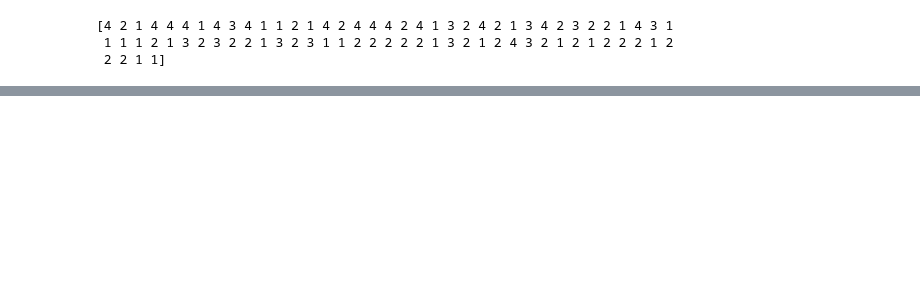
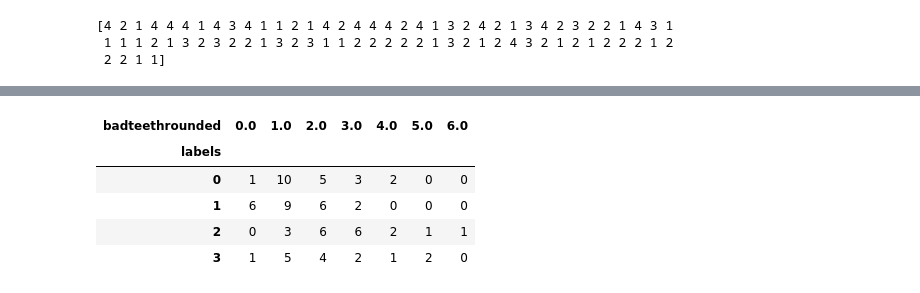
Before and after one commit to SilasNeptune/Dental-Health-in-Youth, a Jupyter notebook: Machine Learning.ipynb, the cells around one changed output, grey strips where cells are left out. Saved outputs shown, nothing was run; the diff lists cells and outputs as text; code cells hidden in the pictures; blank space fills up the shorter version.

```diff
--- a/Machine Learning.ipynb
+++ b/Machine Learning.ipynb
@@ -353,5 +241,0 @@ print(regionscheck.head())
-# %%
-#df = df.drop['badteeth']
-df['Region'] = regionscheck['Region']
-df = df.pivot_table(index='labels',columns='Region',aggfunc='count')
-print(df)
@@ -375,0 +254,4 @@ labels
+# %%
+df['flabels'] = flabels
+hier = pd.crosstab(df['flabels'], df['Region'])
+display(hier)
@@ -375,0 +265,12 @@ labels
+# %%
+df['badteethrounded'] = df.badteeth.apply(np.round)
+
+KNNteeth = pd.crosstab(df['labels'], df['badteethrounded'])
+display(KNNteeth)
+# %% [output]
+| badteethrounded | 0.0 | 1.0 | 2.0 | 3.0 | 4.0 | 5.0 | 6.0 |
+| labels |  |  |  |  |  |  |  |
+| 0 | 1 | 10 | 5 | 3 | 2 | 0 | 0 |
+| 1 | 6 | 9 | 6 | 2 | 0 | 0 | 0 |
+| 2 | 0 | 3 | 6 | 6 | 2 | 1 | 1 |
+| 3 | 1 | 5 | 4 | 2 | 1 | 2 | 0 |
```
Also changed, not shown: parts of 18 cells of this notebook.
